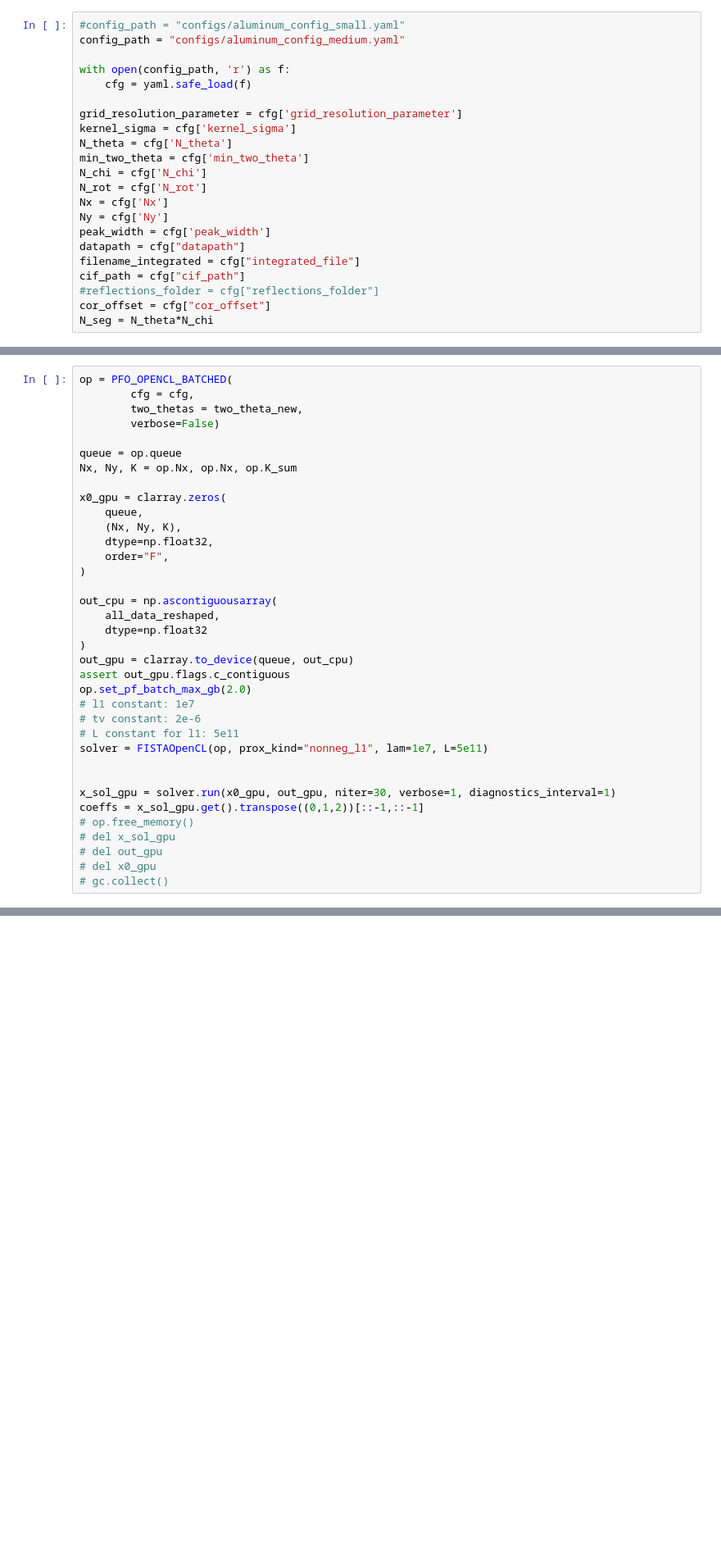
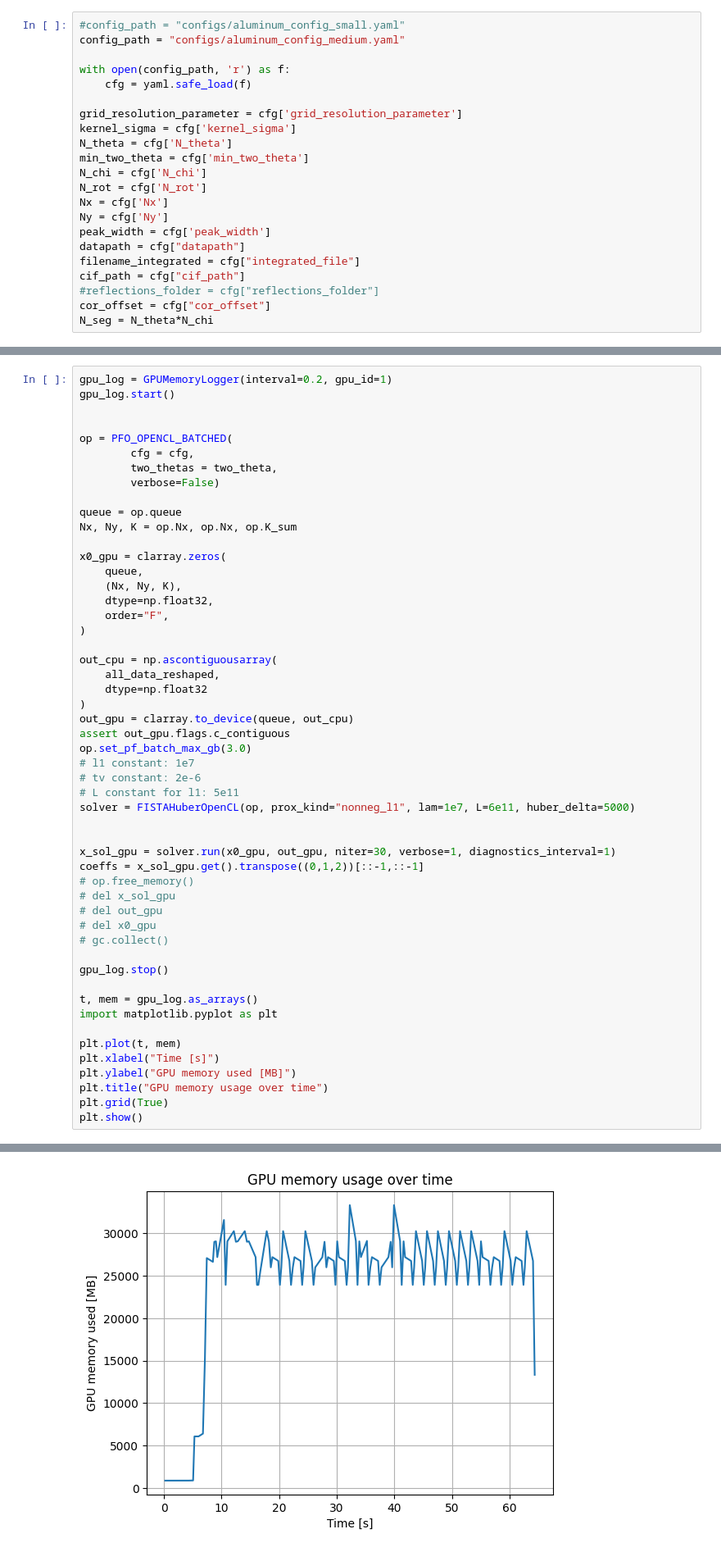
Before and after one commit to msaca-okse/basis_adaptive_textom, a Jupyter notebook: testing/texture_analysis.ipynb, the cells around one changed output, grey strips where cells are left out. Shown at 82% size. Drawn from its saved outputs; the diff is of its cells as text; blank space fills up the shorter version.

```diff
--- a/testing/texture_analysis.ipynb
+++ b/testing/texture_analysis.ipynb
@@ -102,7 +151,11 @@ all_data_reshaped = all_data_reshaped.mean(axis=1)
 # %%
+gpu_log = GPUMemoryLogger(interval=0.2, gpu_id=1)
+gpu_log.start()
+
+
 op = PFO_OPENCL_BATCHED(
         cfg = cfg,
-        two_thetas = two_theta_new,
+        two_thetas = two_theta,
         verbose=False)
 
 queue = op.queue
@@ -121,11 +174,11 @@ out_cpu = np.ascontiguousarray(
 )
 out_gpu = clarray.to_device(queue, out_cpu)
 assert out_gpu.flags.c_contiguous
-op.set_pf_batch_max_gb(2.0)
+op.set_pf_batch_max_gb(3.0)
 # l1 constant: 1e7
 # tv constant: 2e-6
 # L constant for l1: 5e11
-solver = FISTAOpenCL(op, prox_kind="nonneg_l1", lam=1e7, L=5e11)
+solver = FISTAHuberOpenCL(op, prox_kind="nonneg_l1", lam=1e7, L=6e11, huber_delta=5000)
 
 
 x_sol_gpu = solver.run(x0_gpu, out_gpu, niter=30, verbose=1, diagnostics_interval=1)
@@ -135,4 +188,16 @@ coeffs = x_sol_gpu.get().transpose((0,1,2))[::-1,::-1]
 # del out_gpu
 # del x0_gpu
 # gc.collect()
+
+gpu_log.stop()
+
+t, mem = gpu_log.as_arrays()
+import matplotlib.pyplot as plt
+
+plt.plot(t, mem)
+plt.xlabel("Time [s]")
+plt.ylabel("GPU memory used [MB]")
+plt.title("GPU memory usage over time")
+plt.grid(True)
+plt.show()
 # %% [output]
@@ -155,3 +220,4 @@ TOTAL                 : 32.8769 s
 ===================================
+[figure, added]
 # %%
 
```
Also changed, not shown: parts of 11 cells of this notebook, 8 other files.
